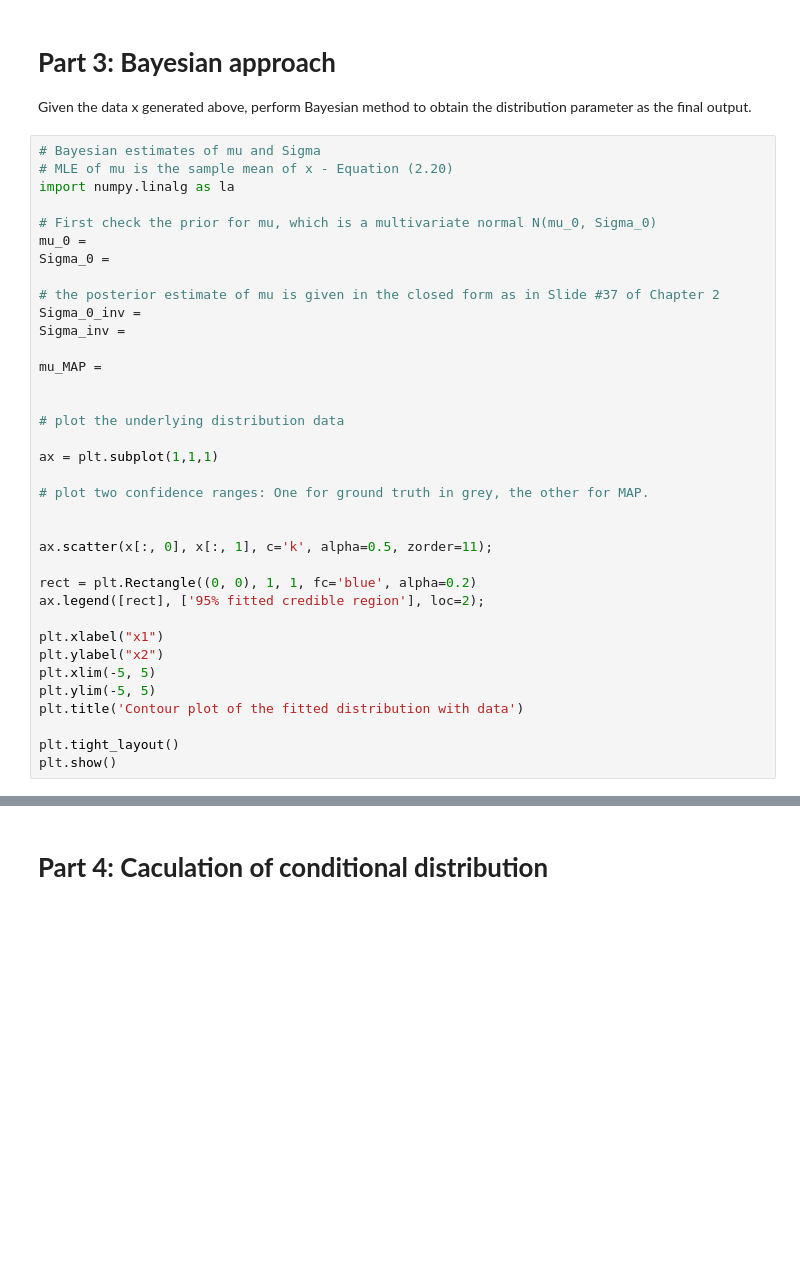
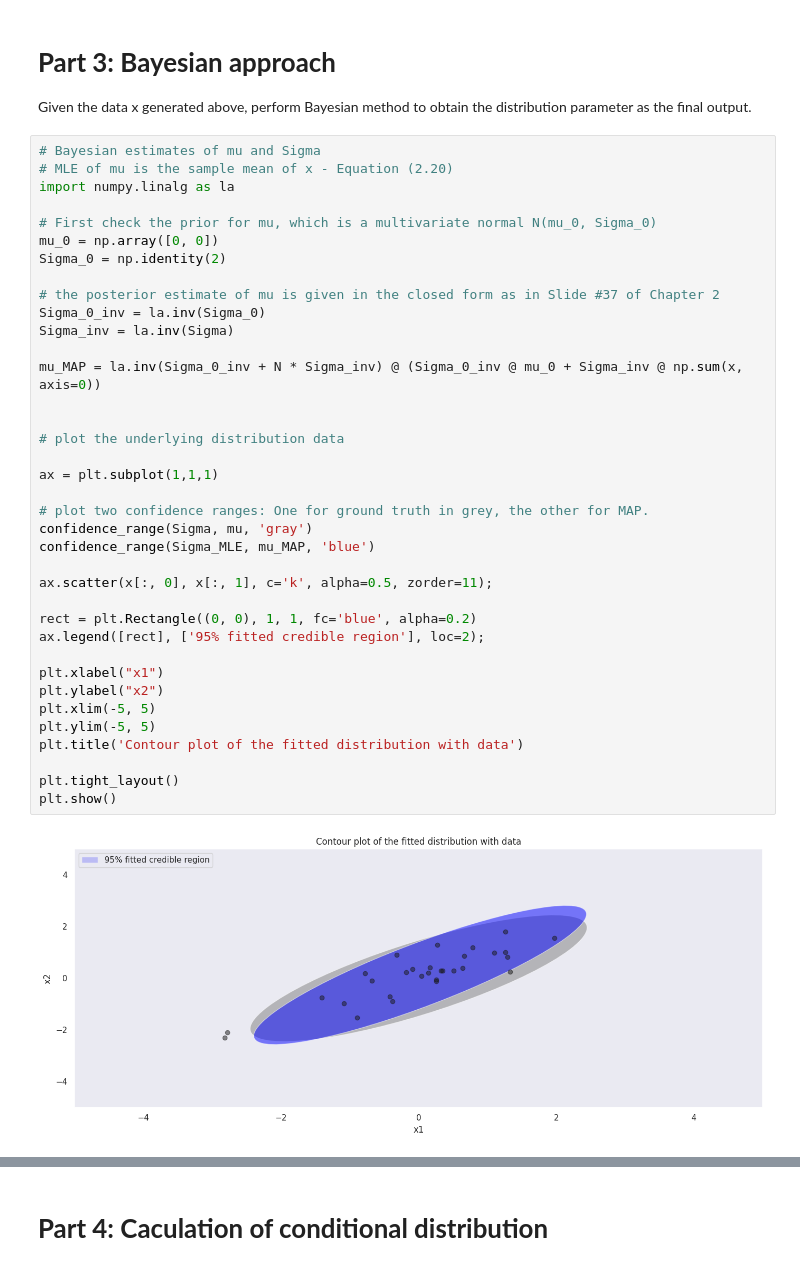
Before and after one commit to Kidkudos77/personalportfolio, a Jupyter notebook: Chapter2_Inference_Multivariate_Normal_Data_cls_update.ipynb, the cells around one changed output, grey strips where cells are left out. Drawn from its saved outputs; the diff is of its cells as text; blank space fills up the shorter version.

```diff
--- a/Chapter2_Inference_Multivariate_Normal_Data_cls_update.ipynb
+++ b/Chapter2_Inference_Multivariate_Normal_Data_cls_update.ipynb
@@ -130,38 +139,41 @@ Given the data x generated above, perform Bayesian method to obtain the distribu
 # %%
 # Bayesian estimates of mu and Sigma
 # MLE of mu is the sample mean of x - Equation (2.20)
 import numpy.linalg as la
 
 # First check the prior for mu, which is a multivariate normal N(mu_0, Sigma_0)
-mu_0 =
-Sigma_0 =
+mu_0 = np.array([0, 0])
+Sigma_0 = np.identity(2)
 
 # the posterior estimate of mu is given in the closed form as in Slide #37 of Chapter 2
-Sigma_0_inv =
-Sigma_inv =
+Sigma_0_inv = la.inv(Sigma_0)
+Sigma_inv = la.inv(Sigma)
 
-mu_MAP =
+mu_MAP = la.inv(Sigma_0_inv + N * Sigma_inv) @ (Sigma_0_inv @ mu_0 + Sigma_inv @ np.sum(x, axis=0))
 
 
 # plot the underlying distribution data
 
 ax = plt.subplot(1,1,1)
 
 # plot two confidence ranges: One for ground truth in grey, the other for MAP.
-
+confidence_range(Sigma, mu, 'gray')
+confidence_range(Sigma_MLE, mu_MAP, 'blue')
 
 ax.scatter(x[:, 0], x[:, 1], c='k', alpha=0.5, zorder=11);
 
 rect = plt.Rectangle((0, 0), 1, 1, fc='blue', alpha=0.2)
 ax.legend([rect], ['95% fitted credible region'], loc=2);
 
 plt.xlabel("x1")
 plt.ylabel("x2")
 plt.xlim(-5, 5)
 plt.ylim(-5, 5)
 plt.title('Contour plot of the fitted distribution with data')
 
 plt.tight_layout()
 plt.show()
+# %% [output]
+[figure, added]
 # %%
 # Estimate the MAP for Sigma
```
Also changed, not shown: parts of 10 cells of this notebook.
